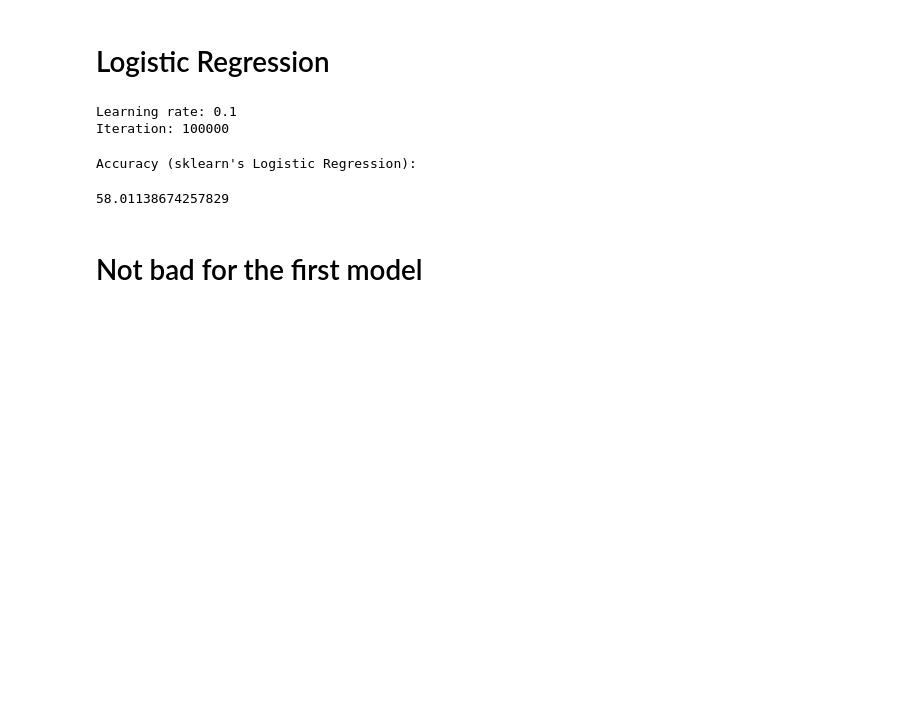
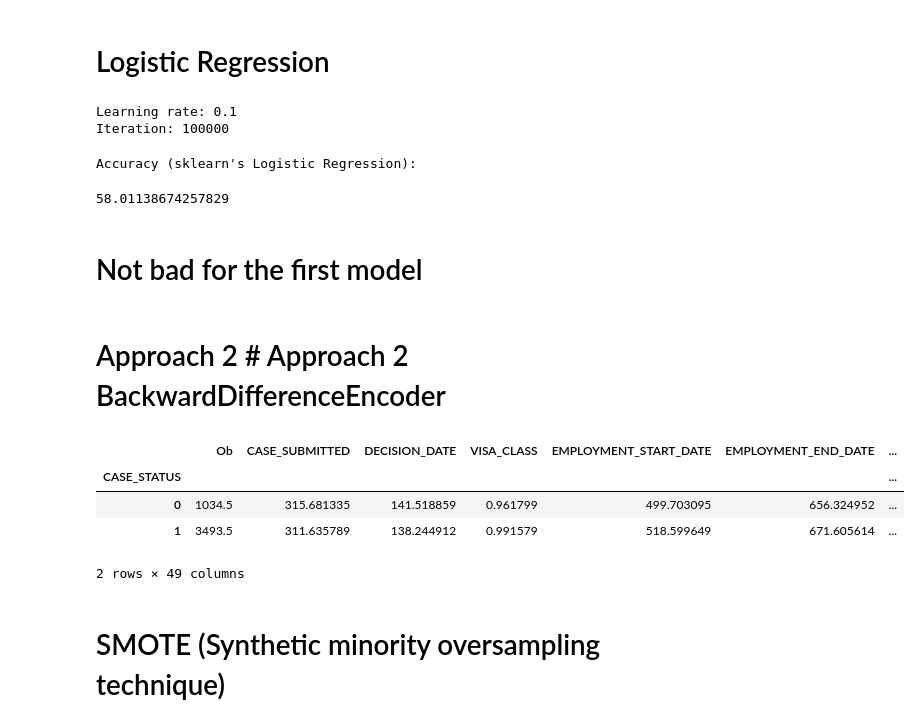
Before and after one commit to amitbhsingh/H1B_VISA, a Jupyter notebook: h1.ipynb, the cells around one changed output. Cells and saved outputs as stored; diff of their text form; code cells hidden in the pictures; blank space fills up the shorter version.

```diff
--- a/h1.ipynb
+++ b/h1.ipynb
@@ -729,3 +729,15 @@ Accuracy (sklearn's Logistic Regression):
 58.01138674257829
 # %% [markdown]
 #  Not bad for the first model
+# %% [markdown]
+# Approach 2 # Approach 2 BackwardDifferenceEncoder
+# %%
+train.groupby('CASE_STATUS').mean()
+# %% [output]
+|  | Ob | CASE_SUBMITTED | DECISION_DATE | VISA_CLASS | EMPLOYMENT_START_DATE | EMPLOYMENT_END_DATE | ... |
+| CASE_STATUS |  |  |  |  |  |  | ... |
+| 0 | 1034.5 | 315.681335 | 141.518859 | 0.961799 | 499.703095 | 656.324952 | ... |
+| 1 | 3493.5 | 311.635789 | 138.244912 | 0.991579 | 518.599649 | 671.605614 | ... |
+2 rows × 49 columns
+# %% [markdown]
+# SMOTE (Synthetic minority oversampling technique)
```
Also changed, not shown: parts of 5 cells of this notebook, 6 other files.
